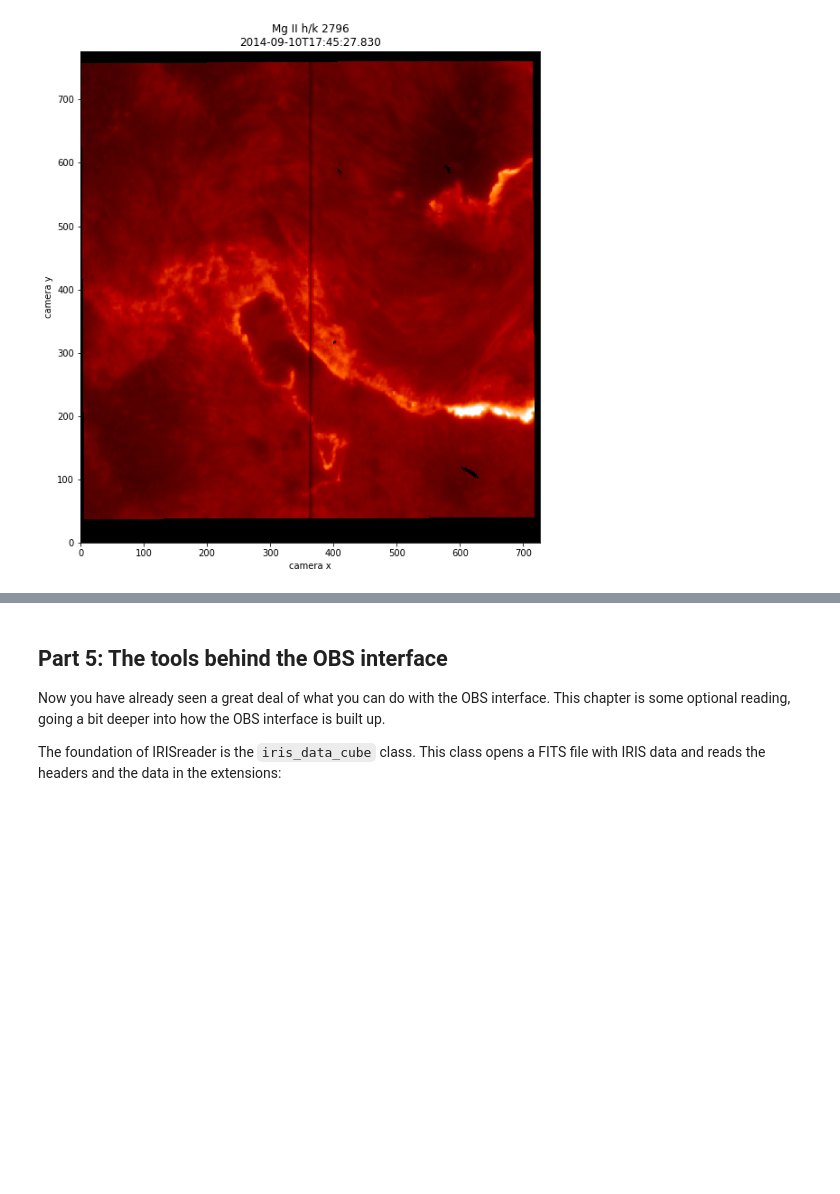
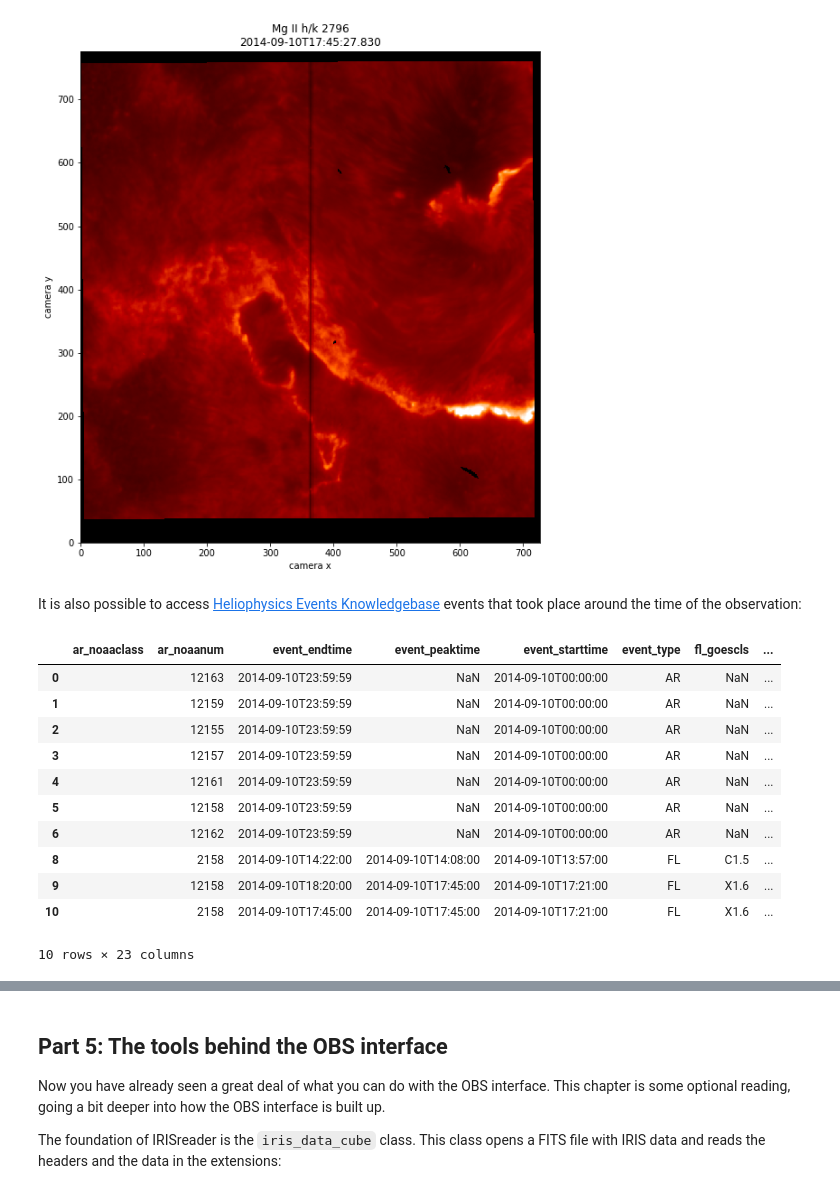
Before and after one commit to i4Ds/IRISreader, a Jupyter notebook: notebooks/IRISreader_tutorial_notebook.ipynb, the cells around one changed output, grey strips where cells are left out. Saved outputs shown, nothing was run; the diff lists cells and outputs as text; code cells hidden in the pictures; blank space fills up the shorter version.

```diff
--- a/notebooks/IRISreader_tutorial_notebook.ipynb
+++ b/notebooks/IRISreader_tutorial_notebook.ipynb
@@ -466,3 +451,20 @@ plt.figure( figsize=(10,10))
 obs.sji("Mg II h/k").plot( np.argmax( goes_flux ) )
 # %% [output]
 [figure]
+# %% [markdown]
+It is also possible to access <a href="http://www.lmsal.com/heksearch/">Heliophysics Events Knowledgebase</a> events that took place around the time of the observation:
+# %%
+obs.hek.data
+# %% [output]
+|  | ar_noaaclass | ar_noaanum | event_endtime | event_peaktime | event_starttime | event_type | fl_goescls | ... |
+| 0 |  | 12163 | 2014-09-10T23:59:59 | NaN | 2014-09-10T00:00:00 | AR | NaN | ... |
+| 1 |  | 12159 | 2014-09-10T23:59:59 | NaN | 2014-09-10T00:00:00 | AR | NaN | ... |
+| 2 |  | 12155 | 2014-09-10T23:59:59 | NaN | 2014-09-10T00:00:00 | AR | NaN | ... |
+| 3 |  | 12157 | 2014-09-10T23:59:59 | NaN | 2014-09-10T00:00:00 | AR | NaN | ... |
+| 4 |  | 12161 | 2014-09-10T23:59:59 | NaN | 2014-09-10T00:00:00 | AR | NaN | ... |
+| 5 |  | 12158 | 2014-09-10T23:59:59 | NaN | 2014-09-10T00:00:00 | AR | NaN | ... |
+| 6 |  | 12162 | 2014-09-10T23:59:59 | NaN | 2014-09-10T00:00:00 | AR | NaN | ... |
+| 8 |  | 2158 | 2014-09-10T14:22:00 | 2014-09-10T14:08:00 | 2014-09-10T13:57:00 | FL | C1.5 | ... |
+| 9 |  | 12158 | 2014-09-10T18:20:00 | 2014-09-10T17:45:00 | 2014-09-10T17:21:00 | FL | X1.6 | ... |
+| 10 |  | 2158 | 2014-09-10T17:45:00 | 2014-09-10T17:45:00 | 2014-09-10T17:21:00 | FL | X1.6 | ... |
+10 rows × 23 columns
```
Also changed, not shown: parts of 62 cells of this notebook, 8 other files.
